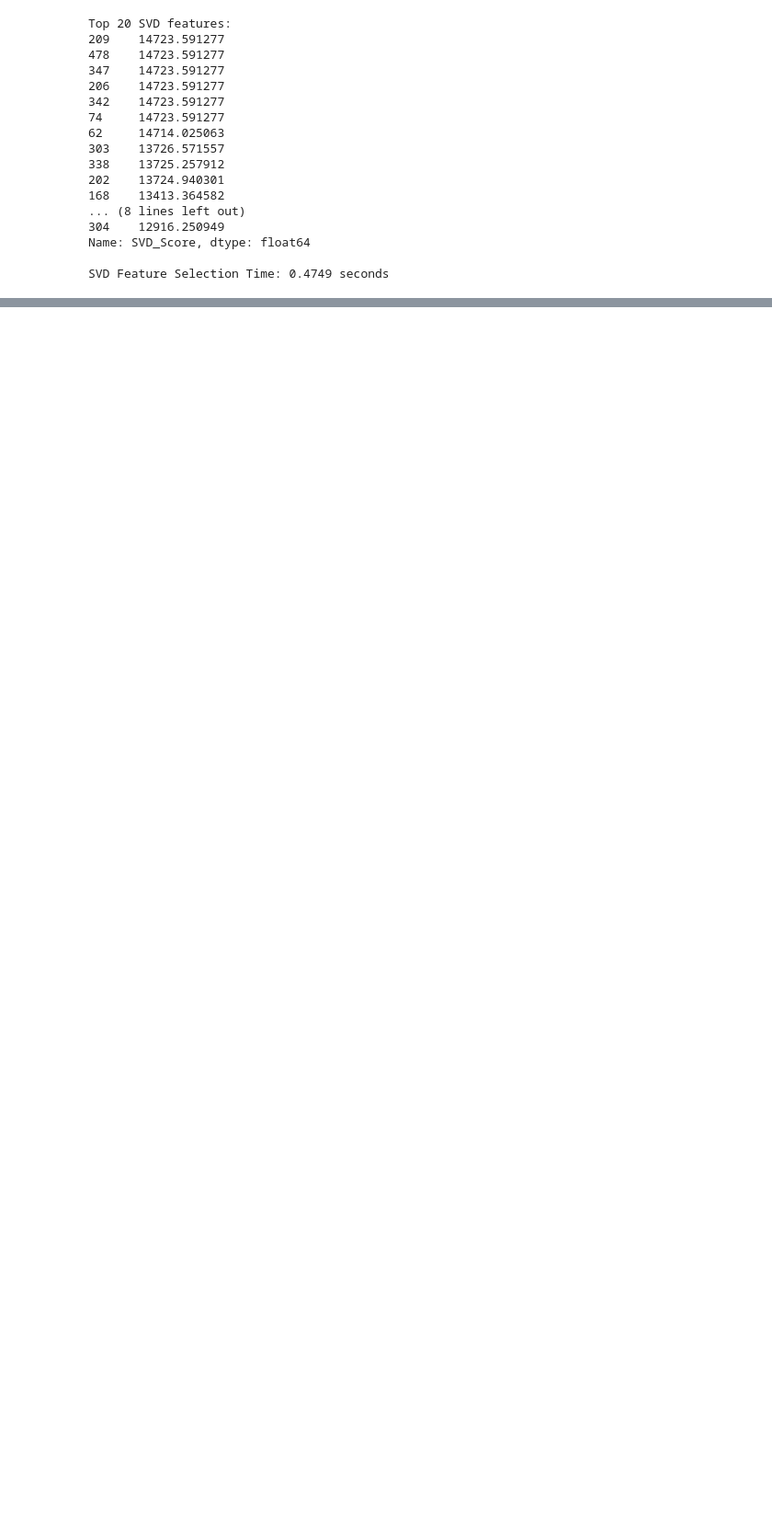
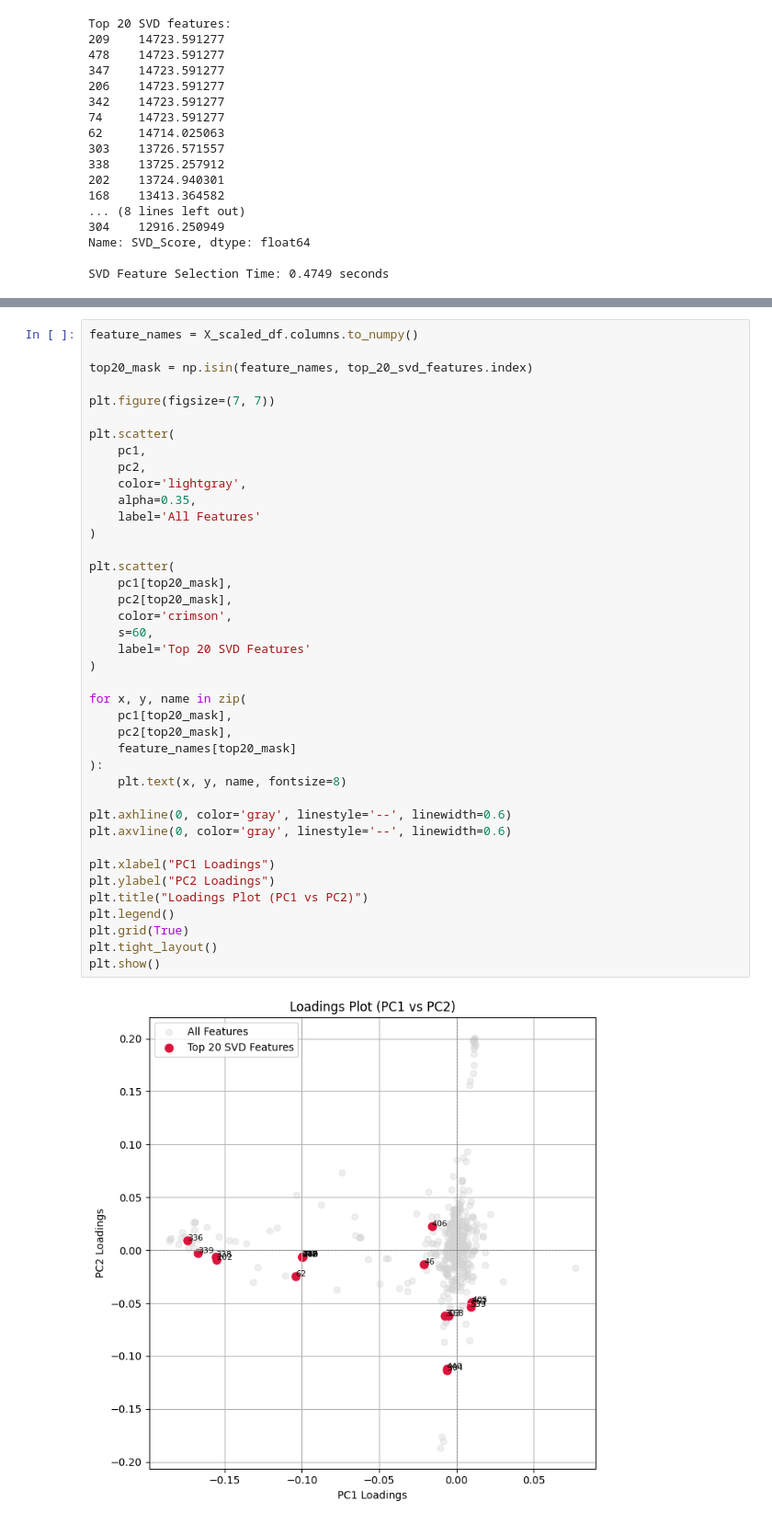
Before and after one commit to parmidamardi/CDM_TA_5, a Jupyter notebook: CDM_TA_5.ipynb, the cells around one changed output, grey strips where cells are left out. Shown: that part at 92% size. Cells and saved outputs as stored; diff of their text form; blank space fills up the shorter version.

```diff
--- a/CDM_TA_5.ipynb
+++ b/CDM_TA_5.ipynb
@@ -203,0 +259,42 @@ SVD Feature Selection Time: 0.4749 seconds
+# %%
+feature_names = X_scaled_df.columns.to_numpy()
+
+top20_mask = np.isin(feature_names, top_20_svd_features.index)
+
+plt.figure(figsize=(7, 7))
+
+plt.scatter(
+    pc1,
+    pc2,
+    color='lightgray',
+    alpha=0.35,
+    label='All Features'
+)
+
+plt.scatter(
+    pc1[top20_mask],
+    pc2[top20_mask],
+    color='crimson',
+    s=60,
+    label='Top 20 SVD Features'
+)
+
+for x, y, name in zip(
+    pc1[top20_mask],
+    pc2[top20_mask],
+    feature_names[top20_mask]
+):
+    plt.text(x, y, name, fontsize=8)
+
+plt.axhline(0, color='gray', linestyle='--', linewidth=0.6)
+plt.axvline(0, color='gray', linestyle='--', linewidth=0.6)
+
+plt.xlabel("PC1 Loadings")
+plt.ylabel("PC2 Loadings")
+plt.title("Loadings Plot (PC1 vs PC2)")
+plt.legend()
+plt.grid(True)
+plt.tight_layout()
+plt.show()
+# %% [output]
+[figure, added]
```
Also changed, not shown: parts of 14 cells of this notebook.
